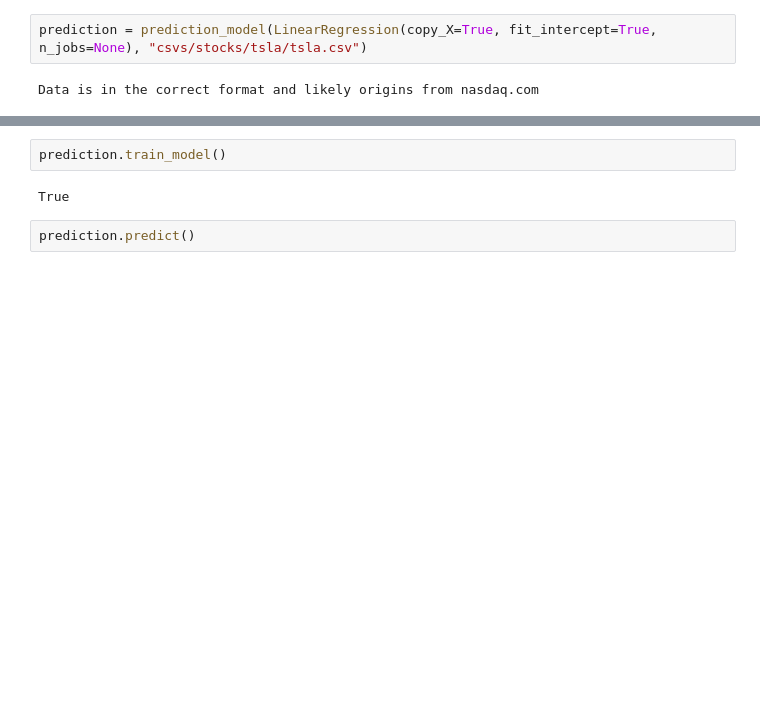
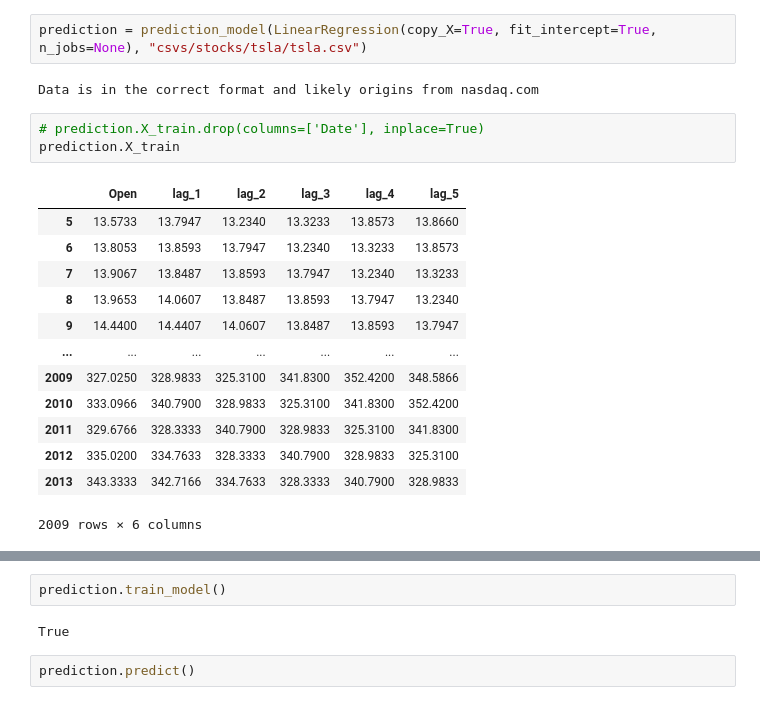
Before and after one commit to Sp0xF8/Group-Project-ML, a Jupyter notebook: python/code/newstockprediction.ipynb, the cells around one changed output, grey strips where cells are left out. Cells and saved outputs as stored; diff of their text form; blank space fills up the shorter version.

```diff
--- a/python/code/newstockprediction.ipynb
+++ b/python/code/newstockprediction.ipynb
@@ -155,3 +168,20 @@ class prediction_model:
 prediction = prediction_model(LinearRegression(copy_X=True, fit_intercept=True, n_jobs=None), "csvs/stocks/tsla/tsla.csv")
 # %% [output]
 Data is in the correct format and likely origins from nasdaq.com
+# %%
+# prediction.X_train.drop(columns=['Date'], inplace=True)
+prediction.X_train
+# %% [output]
+|  | Open | lag_1 | lag_2 | lag_3 | lag_4 | lag_5 |
+| 5 | 13.5733 | 13.7947 | 13.2340 | 13.3233 | 13.8573 | 13.8660 |
+| 6 | 13.8053 | 13.8593 | 13.7947 | 13.2340 | 13.3233 | 13.8573 |
+| 7 | 13.9067 | 13.8487 | 13.8593 | 13.7947 | 13.2340 | 13.3233 |
+| 8 | 13.9653 | 14.0607 | 13.8487 | 13.8593 | 13.7947 | 13.2340 |
+| 9 | 14.4400 | 14.4407 | 14.0607 | 13.8487 | 13.8593 | 13.7947 |
+| ... | ... | ... | ... | ... | ... | ... |
+| 2009 | 327.0250 | 328.9833 | 325.3100 | 341.8300 | 352.4200 | 348.5866 |
+| 2010 | 333.0966 | 340.7900 | 328.9833 | 325.3100 | 341.8300 | 352.4200 |
+| 2011 | 329.6766 | 328.3333 | 340.7900 | 328.9833 | 325.3100 | 341.8300 |
+| 2012 | 335.0200 | 334.7633 | 328.3333 | 340.7900 | 328.9833 | 325.3100 |
+| 2013 | 343.3333 | 342.7166 | 334.7633 | 328.3333 | 340.7900 | 328.9833 |
+2009 rows × 6 columns
```
Also changed, not shown: parts of 10 cells of this notebook, 2 other files.
